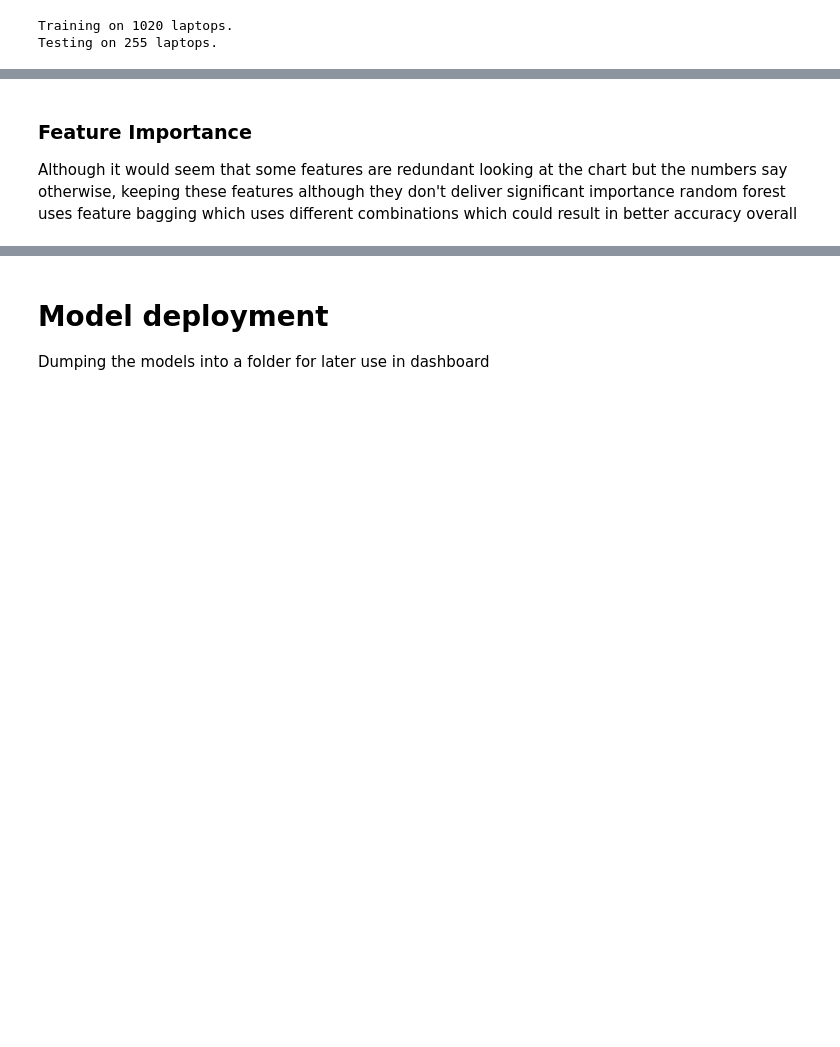
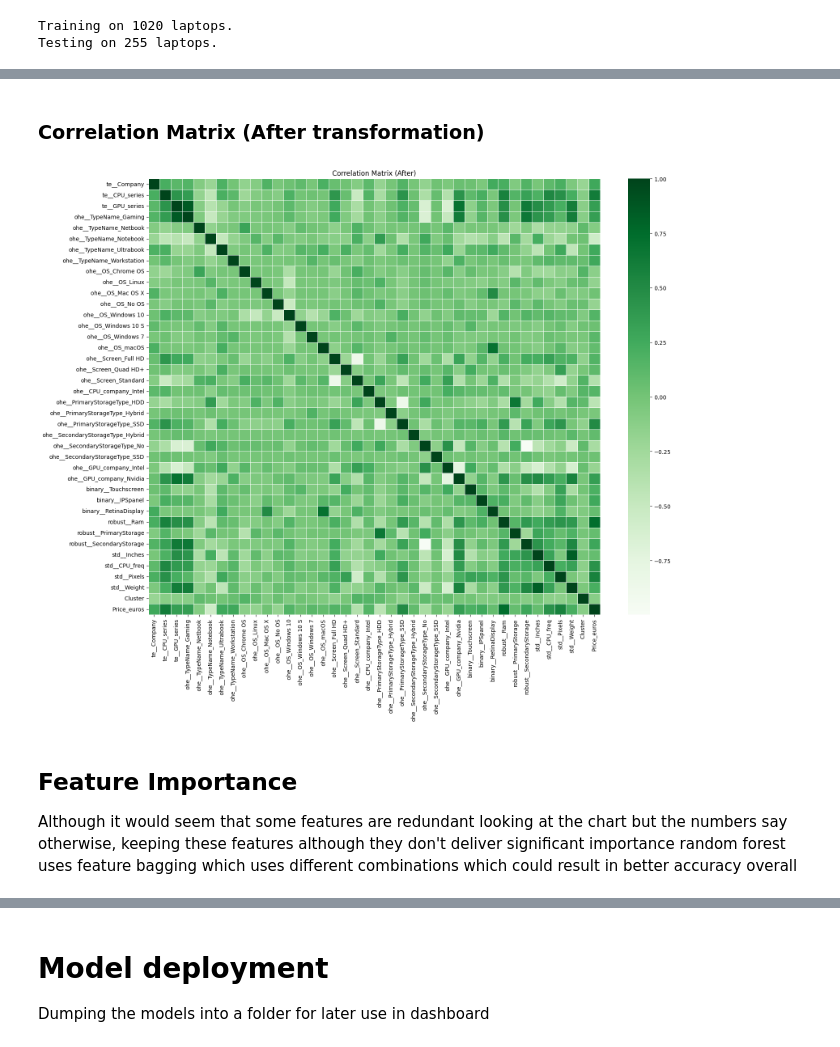
Before and after one commit to NitoBoritto/ML_Laptop_Price_Predictor, a Jupyter notebook: Level 2 Tasks.ipynb, the cells around one changed output, grey strips where cells are left out. Saved outputs shown, nothing was run; the diff lists cells and outputs as text; code cells hidden in the pictures; blank space fills up the shorter version.

```diff
--- a/Level 2 Tasks.ipynb
+++ b/Level 2 Tasks.ipynb
@@ -189,6 +197,30 @@ class NumericFeatureSelector(BaseEstimator, TransformerMixin):
 
     def transform(self, X):
         return X[self.numeric_cols_].copy()
+
+class KMeansClusterAdder(BaseEstimator, TransformerMixin):
+    def __init__(self, n_clusters = 4, random_state = 42):
+        self.n_clusters = n_clusters
+        self.random_state = random_state
+
+    def fit(self, X, y = None):
+        self.n_features_in_ = X.shape[1]
+        self.kmeans_ = KMeans(
+            n_clusters = self.n_clusters,
+            random_state = self.random_state,
+            n_init = 10
+        )
+        self.kmeans_.fit(X)
+        return self
+
+    def transform(self, X):
+        clusters = self.kmeans_.predict(X) # We assign the cluster label as a new column
+        return np.column_stack((X, clusters)) # Reshape to 2D for the pipeline
+
+    def get_feature_names_out(self, input_features = None): # Labels columns after transformation for future use in feature importance & such
+        if input_features is None:
+            input_features = [f"x{i}" for i in range(self.n_features_in_)]
+        return list(input_features) + ["Cluster"]
 # %% [markdown]
 ## A quick overview **(EDA)**
 # %%
@@ -1159,5 +1269,27 @@ Fitting 10 folds for each of 324 candidates, totalling 3240 fits
+# %% [markdown]
+### Correlation Matrix (After transformation)
+# %%
+data_engine = xgb_model_pipe[:-1]
+
+X_transformed = data_engine.transform(X_train)
+
+coltrans = xgb_model_pipe.named_steps["encoding_scaling"]
+feature_names = list(coltrans.get_feature_names_out()) + ["Cluster"]
+
+df_corr = pd.DataFrame(X_transformed, columns=feature_names)
+df_corr["Price_euros"] = y_train.values
+
+plt.figure(figsize=(18, 14))
+sns.heatmap(df_corr.corr(),
+            annot=False,
+            cmap="Greens",
+            linewidths=0.5)
+plt.title("Correlation Matrix (After)")
+plt.show()
+# %% [output]
+[figure, added]
 # %% [markdown]
-### Feature Importance
+## Feature Importance
 Although it would seem that some features are redundant looking at the chart but the numbers say otherwise, keeping these features although they don't deliver significant importance random forest uses feature bagging which uses different combinations which could result in better accuracy overall
 # %%
 # Access the actual model inside the pipeline
```
Also changed, not shown: parts of 19 cells of this notebook.
